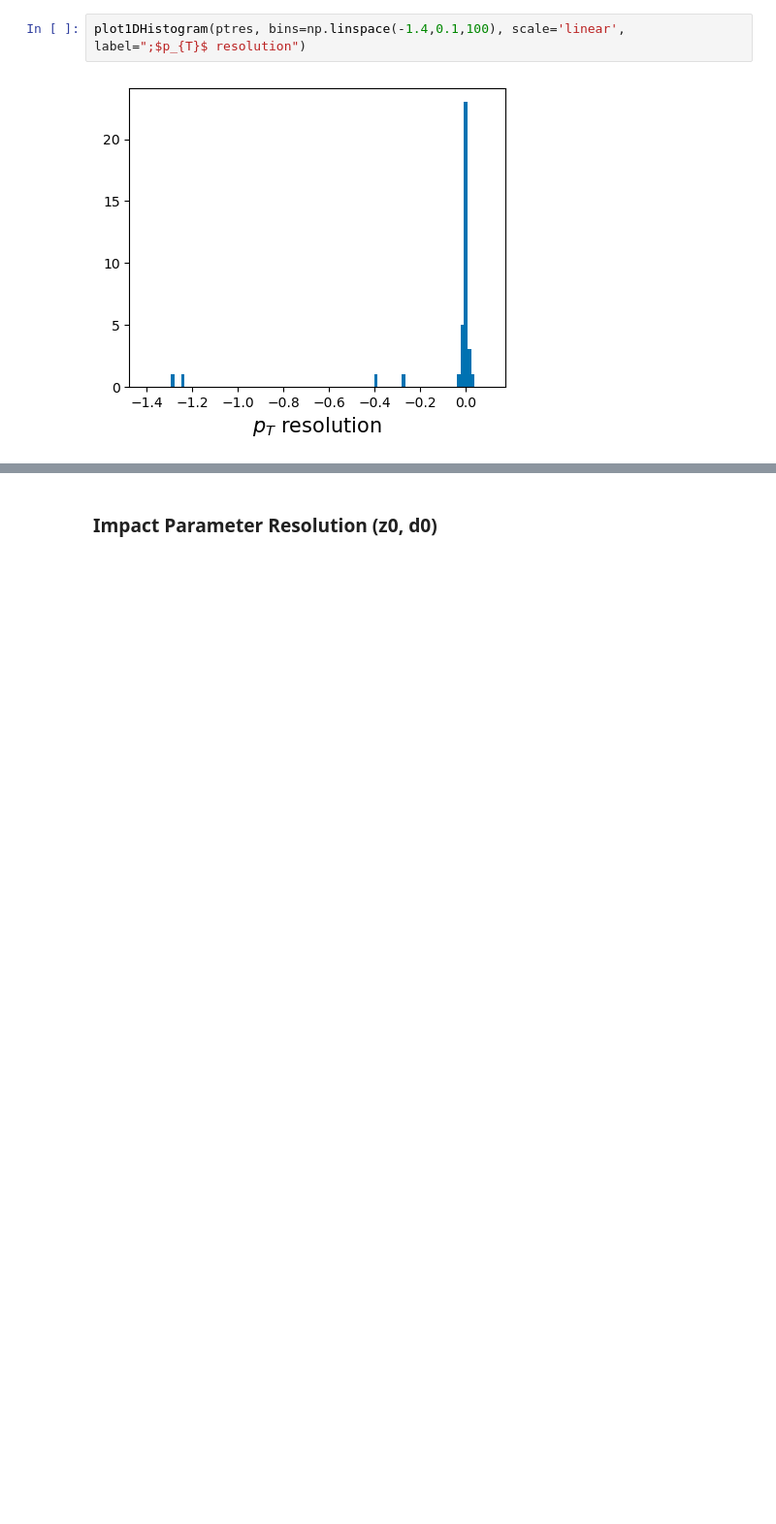
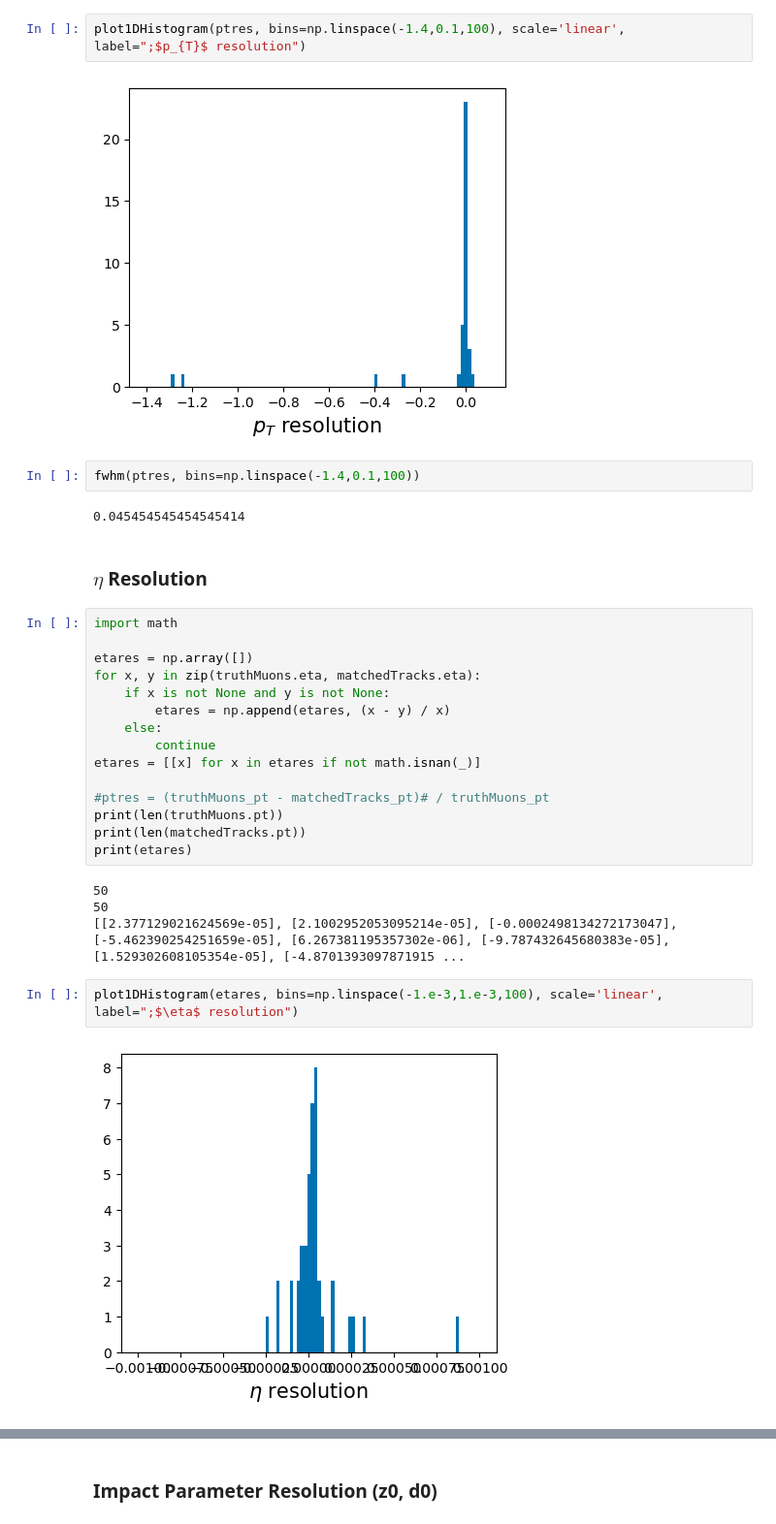
Before and after one commit to kdp-lab/maia_detector_paper, a Jupyter notebook: study_tracks_local.ipynb, the cells around one changed output, grey strips where cells are left out. Shown at 97% size. Drawn from its saved outputs; the diff is of its cells as text; blank space fills up the shorter version.

Commit message:
FWHM for eta+pT added

```diff
--- a/study_tracks_local.ipynb
+++ b/study_tracks_local.ipynb
@@ -693,3 +710,32 @@ print(len(ptres))
 plot1DHistogram(ptres, bins=np.linspace(-1.4,0.1,100), scale='linear', label=";$p_{T}$ resolution")
 # %% [output]
 [figure]
+# %%
+fwhm(ptres, bins=np.linspace(-1.4,0.1,100))
+# %% [output]
+0.045454545454545414
+# %% [markdown]
+### $\eta$ Resolution
+# %%
+import math
+
+etares = np.array([])
+for x, y in zip(truthMuons.eta, matchedTracks.eta):
+    if x is not None and y is not None:
+        etares = np.append(etares, (x - y) / x)
+    else:
+        continue
+etares = [[x] for x in etares if not math.isnan(_)]
+
+#ptres = (truthMuons_pt - matchedTracks_pt)# / truthMuons_pt
+print(len(truthMuons.pt))
+print(len(matchedTracks.pt))
+print(etares)
+# %% [output]
+50
+50
+[[2.377129021624569e-05], [2.1002952053095214e-05], [-0.0002498134272173047], [-5.462390254251659e-05], [6.267381195357302e-06], [-9.787432645680383e-05], [1.529302608105354e-05], [-4.8701393097871915 ...
+# %%
+plot1DHistogram(etares, bins=np.linspace(-1.e-3,1.e-3,100), scale='linear', label=";$\eta$ resolution")
+# %% [output]
+[figure, added]
```
Also changed, not shown: parts of 7 cells of this notebook.
